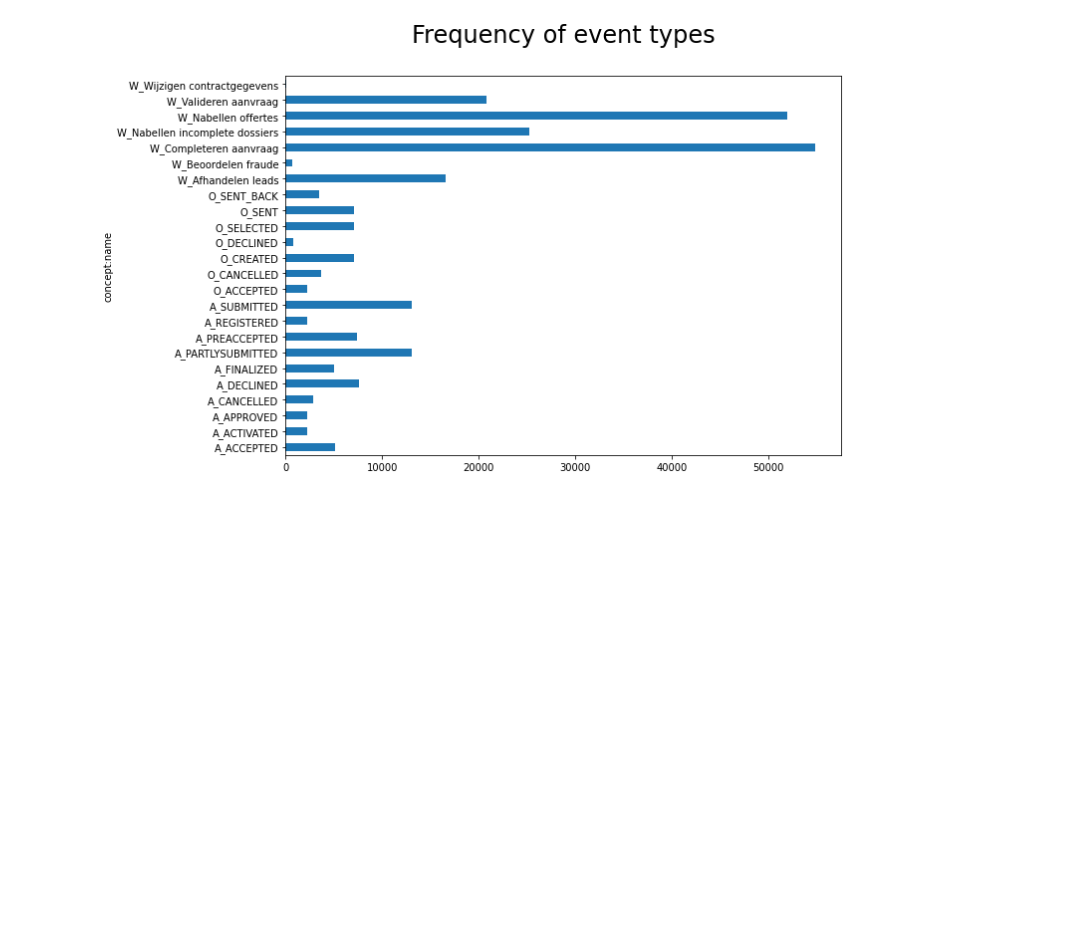
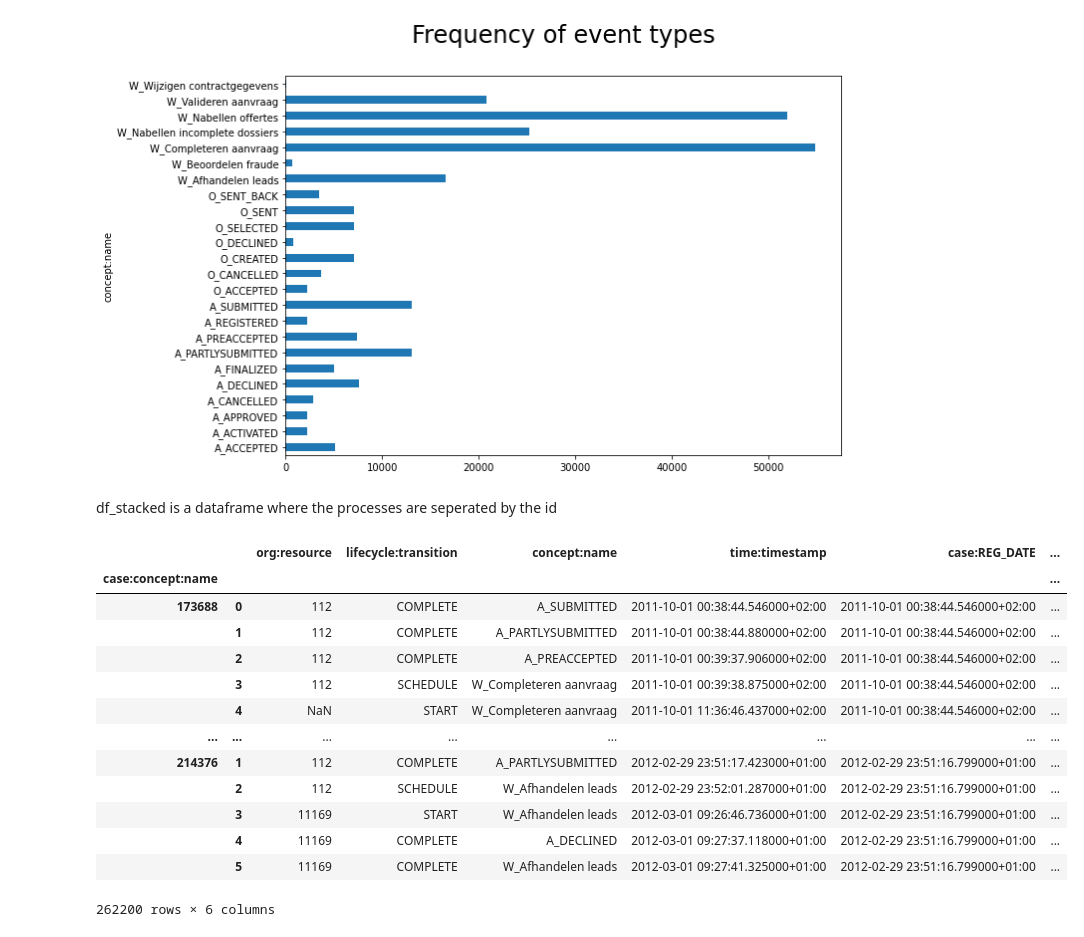
Before and after one commit to NickSot/process_mining, a Jupyter notebook: notebook.ipynb, the cells around one changed output. Saved outputs shown, nothing was run; the diff lists cells and outputs as text; code cells hidden in the pictures; blank space fills up the shorter version.

Commit message:
Update notebook.ipynb
I added a dataframe where the processes are separated

```diff
--- a/notebook.ipynb
+++ b/notebook.ipynb
@@ -47,3 +47,23 @@ plt.title('Frequency of event types\n', fontdict={'fontsize': 24});
 counts.plot.barh(figsize=(10, 7));
 # %% [output]
 [figure]
+# %% [markdown]
+df_stacked is a dataframe where the processes are seperated by the id
+# %%
+df_stacked = (df.set_index(['case:concept:name', df.groupby('case:concept:name').cumcount()]))
+df_stacked
+# %% [output]
+|  |  | org:resource | lifecycle:transition | concept:name | time:timestamp | case:REG_DATE | ... |
+| case:concept:name |  |  |  |  |  |  | ... |
+| 173688 | 0 | 112 | COMPLETE | A_SUBMITTED | 2011-10-01 00:38:44.546000+02:00 | 2011-10-01 00:38:44.546000+02:00 | ... |
+|  | 1 | 112 | COMPLETE | A_PARTLYSUBMITTED | 2011-10-01 00:38:44.880000+02:00 | 2011-10-01 00:38:44.546000+02:00 | ... |
+|  | 2 | 112 | COMPLETE | A_PREACCEPTED | 2011-10-01 00:39:37.906000+02:00 | 2011-10-01 00:38:44.546000+02:00 | ... |
+|  | 3 | 112 | SCHEDULE | W_Completeren aanvraag | 2011-10-01 00:39:38.875000+02:00 | 2011-10-01 00:38:44.546000+02:00 | ... |
+|  | 4 | NaN | START | W_Completeren aanvraag | 2011-10-01 11:36:46.437000+02:00 | 2011-10-01 00:38:44.546000+02:00 | ... |
+| ... | ... | ... | ... | ... | ... | ... | ... |
+| 214376 | 1 | 112 | COMPLETE | A_PARTLYSUBMITTED | 2012-02-29 23:51:17.423000+01:00 | 2012-02-29 23:51:16.799000+01:00 | ... |
+|  | 2 | 112 | SCHEDULE | W_Afhandelen leads | 2012-02-29 23:52:01.287000+01:00 | 2012-02-29 23:51:16.799000+01:00 | ... |
+|  | 3 | 11169 | START | W_Afhandelen leads | 2012-03-01 09:26:46.736000+01:00 | 2012-02-29 23:51:16.799000+01:00 | ... |
+|  | 4 | 11169 | COMPLETE | A_DECLINED | 2012-03-01 09:27:37.118000+01:00 | 2012-02-29 23:51:16.799000+01:00 | ... |
+|  | 5 | 11169 | COMPLETE | W_Afhandelen leads | 2012-03-01 09:27:41.325000+01:00 | 2012-02-29 23:51:16.799000+01:00 | ... |
+262200 rows × 6 columns
```
